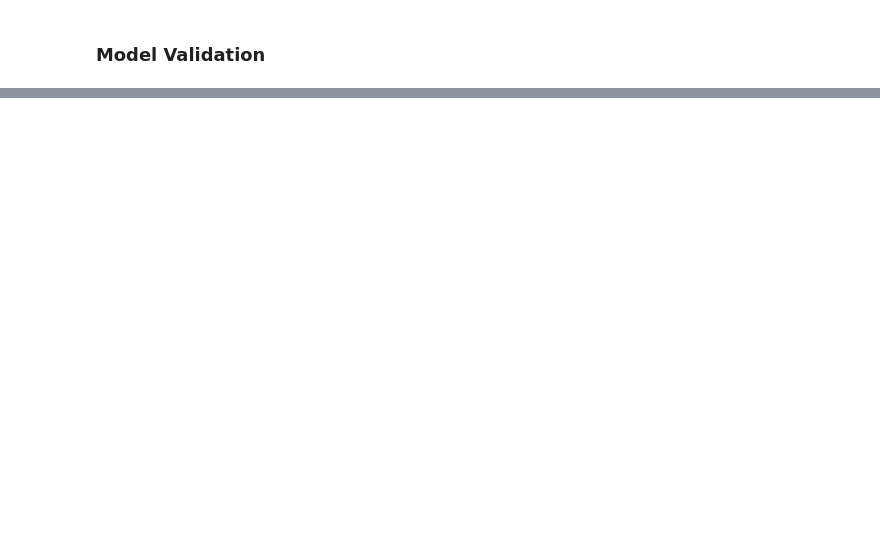
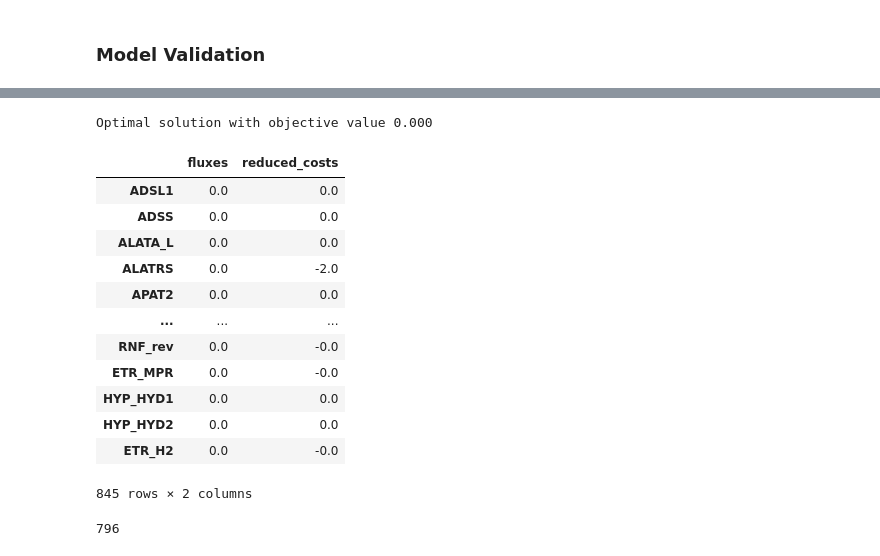
Before and after one commit to SergioPachonDotor/Methanosarcina-acetivorans-model, a Jupyter notebook: Model_assembler.ipynb, the cells around one changed output, grey strips where cells are left out. Cells and saved outputs as stored; diff of their text form; code cells hidden in the pictures; blank space fills up the shorter version.

Commit message:
Added Thermodynamic Flux Analysis (Loopless Solution)

```diff
--- a/Model_assembler.ipynb
+++ b/Model_assembler.ipynb
@@ -6,7 +6,9 @@ from cobra  import Model, Reaction, Metabolite
 model_name = 'iMAC868'
 sheets = ['reactions', 'metabolites', 'genes', 'reaction bounds', 'std. transformed Gibbs energies', 'proteomics data']
 # %%
-loaded = [pd.read_excel('./Data/iMAC868/iMAC868.xlsx', sheet_name=s) for s in sheets];
+file = 'iMAC868.xlsx'
+# file = 'iMAC868_GSM.xlsx'
+loaded = [pd.read_excel(f'./Data/iMAC868/{file}', sheet_name=s) for s in sheets];
 # %%
 saved = [loaded[i].to_csv('./Data/iMAC868/iMAC868_' + sheets[i] + '.csv', index=False) for i in range(len(loaded))];
 # %%
@@ -50,22 +63,40 @@ gene_protein_abbreviation = loaded[2]['Protein abbreviation'].tolist()
+# %%
+rxn_bound_reaction           = loaded[3]['Reaction'].tolist()
+LB_native_substrates         = loaded[3]['LB (growth with native substrates)'].tolist()
+UB_native_substrates         = loaded[3]['UB (growth with native substrates)'].tolist()
+LB_growth_with_methane       = loaded[3]['LB (growth with methane)'].tolist()
+UB_growth_with_methane       = loaded[3]['UB (growth with methane)'].tolist()
 # %%
 model = Model('iMAC868')
+media = 'metahane'
 
+compartment = [met_abbreviations[i].split('[')[1].split(']')[0] for i in range(len(met_abbreviations))]
+splitted_rxns = [(reaction_arr[i].replace('+',' ').replace('<', ' ').replace('==', ' ').replace('>', ' ')).split(' ') for i in range(len(reaction_arr))]
+splitted_rxns = [[item for item in splitted_rxns[i] if item != ''] for i in range(len(splitted_rxns))]
 
-metabolites = {Metabolite(met_abbreviations[m], formula=met_formula[m], name=met_names[m], compartment='c'):met_charge[m] for m in range(len(met_abbreviations))}
-gene_reaction_rules = [str(gene_reaction_rules[i]).replace('(', '').replace(')' , '').replace('\n', '') for i in range(len(gene_reaction_rules))]
+gene_reaction_rules = [str(gene_reaction_rules[i]).replace('(', '').replace(')' , '') for i in range(len(gene_reaction_rules))]
+
+met_lenght = range(len(met_abbreviations))
+met_per_rxn = [{Metabolite(met_abbreviations[i], formula=met_formula[i], name=met_names[i], compartment=compartment[i]) : met_charge[i] for i in met_lenght for ridx in range(len(rxn)) if str(rxn[ridx]).replace(' ', '') == str(met_abbreviations[i]).replace(' ', '')} for rxn in splitted_rxns]
 
 for i in range(len(reactions_abbreviations)):
 
     reaction             = Reaction(reactions_abbreviations[i])
 
-    reaction.name        = str(reaction_names[i])
-    reaction.subsystem   = str(reaction_subsystem[i])
-    reaction.lower_bound = lower_bound[i]
-    reaction.upper_bound = upper_bound[i]
+    reaction.name        = reaction_names[i]
+    reaction.subsystem   = reaction_subsystem[i]
+    if media == 'native':
+        reaction.lower_bound = LB_native_substrates[i]
+        reaction.upper_bound = UB_native_substrates[i]
+    elif media == 'methane':
+        reaction.lower_bound = LB_growth_with_methane[i]
+        reaction.upper_bound = UB_growth_with_methane[i]
     reaction.gene_reaction_rule =  gene_reaction_rules[i]
 
-    reaction.add_metabolites(metabolites) if i == len(reactions_abbreviations)-1 else None
+    reaction.add_metabolites(met_per_rxn[i])
     model.add_reaction(reaction)
+
+print(len(model.metabolites))
 # %% [output]
 Scaling...
  A: min|aij| =  1.000e+00  max|aij| =  1.000e+00  ratio =  1.000e+00
@@ -111,0 +196,23 @@ COBRA warnings in validation, check error log for details.
+# %%
+solution = model.optimize()
+solution
+# %% [output]
+Optimal solution with objective value 0.000
+|  | fluxes | reduced_costs |
+| ADSL1 | 0.0 | 0.0 |
+| ADSS | 0.0 | 0.0 |
+| ALATA_L | 0.0 | 0.0 |
+| ALATRS | 0.0 | -2.0 |
+| APAT2 | 0.0 | 0.0 |
+| ... | ... | ... |
+| RNF_rev | 0.0 | -0.0 |
+| ETR_MPR | 0.0 | -0.0 |
+| HYP_HYD1 | 0.0 | 0.0 |
+| HYP_HYD2 | 0.0 | 0.0 |
+| ETR_H2 | 0.0 | -0.0 |
+845 rows × 2 columns
+# %%
+met_arr_b = set(model.reactions) - set(model.boundary)
+len(met_arr_b)
+# %% [output]
+796
```
Also changed, not shown: parts of 14 cells of this notebook, 5 other files.
